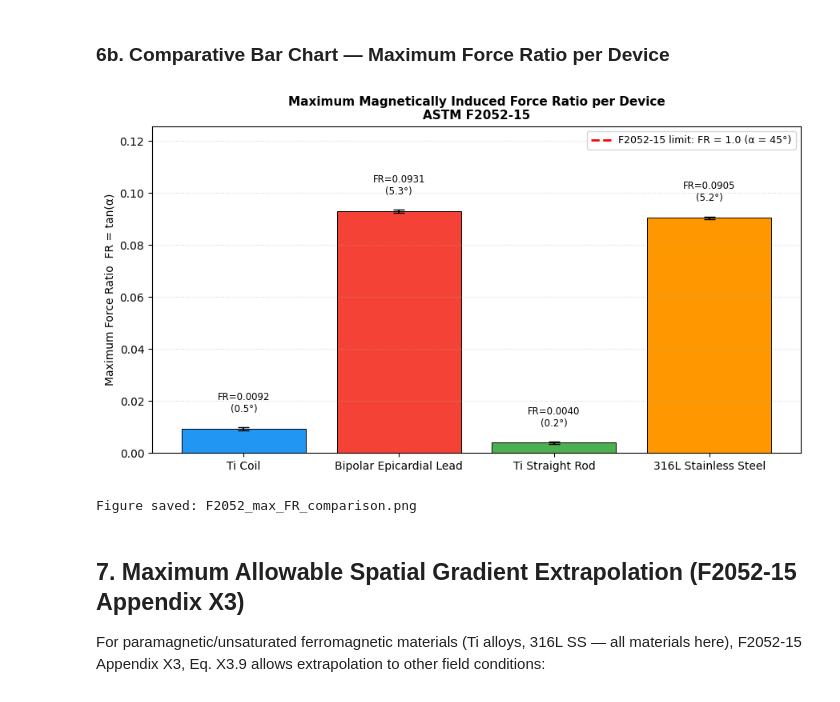
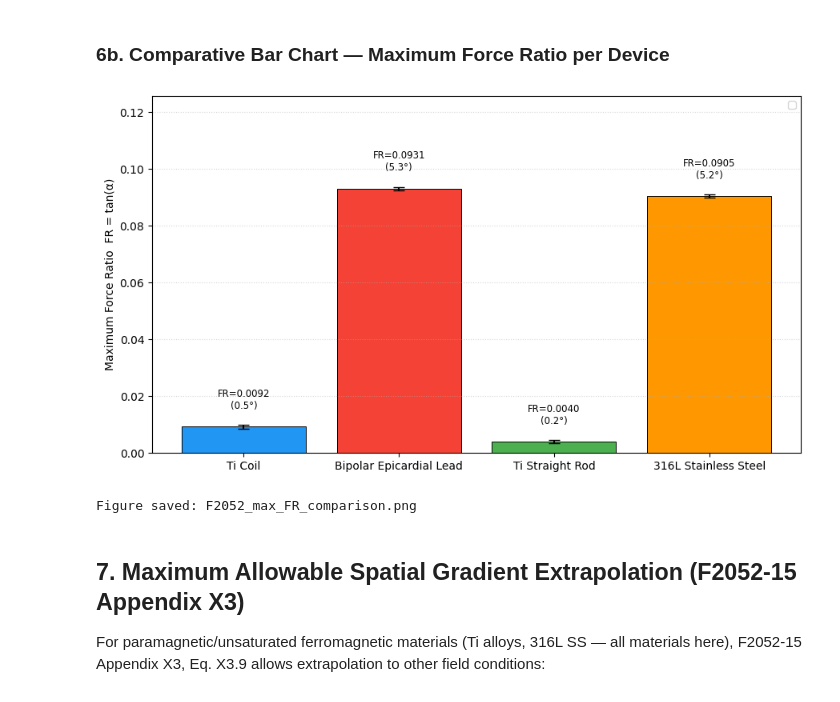
Before and after one commit to Zslw/mri-translational-force-n-torque-analysis, a Jupyter notebook: JupyterLab/ClinicalData/TranslationalExperiment/Translational_F2052.ipynb, the cells around one changed output. Saved outputs shown, nothing was run; the diff lists cells and outputs as text; code cells hidden in the pictures.

```diff
--- a/JupyterLab/ClinicalData/TranslationalExperiment/Translational_F2052.ipynb
+++ b/JupyterLab/ClinicalData/TranslationalExperiment/Translational_F2052.ipynb
@@ -545,8 +545,8 @@ for ax, (material, df) in zip(axes, mean_results.items()):
             label=f'Mean ({n_trials} trial{"s" if n_trials > 1 else ""})')
 
     # F2052-15 threshold
-    ax.axhline(THRESHOLD_TAN, color='red', linewidth=1.5,
-               linestyle='--', label='F2052-15 limit (FR=1, α=45°)')
+    #ax.axhline(THRESHOLD_TAN, color='red', linewidth=1.5,
+     #          linestyle='--', label='F2052-15 limit (FR=1, α=45°)')
 
     # Annotate max FR
     max_idx = np.nanargmax(fr)
@@ -561,12 +561,11 @@ for ax, (material, df) in zip(axes, mean_results.items()):
     ax.set_ylabel('Force Ratio  FR = tan(α)', fontsize=9)
     ax.legend(fontsize=7.5, loc='upper right')
     ax.grid(True, linestyle=':', alpha=0.5)
-    ax.invert_xaxis()  # position decreases as device enters bore
     ax.set_ylim(bottom=0)
 
-fig.suptitle('Magnetically Induced Displacement Force — ASTM F2052-15\n'
-             'Force Ratio FR = tan(α) vs. Translational Position',
-             fontsize=13, fontweight='bold', y=1.01)
+#fig.suptitle('Magnetically Induced Displacement Force — ASTM F2052-15\n'
+             #'Force Ratio FR = tan(α) vs. Translational Position',
+             #fontsize=13, fontweight='bold', y=1.01)
 plt.tight_layout()
 plt.savefig('F2052_FR_vs_position.png', dpi=150, bbox_inches='tight')
 plt.show()
@@ -581,38 +580,38 @@ fig, ax = plt.subplots(figsize=(9, 5))
 
 materials = list(mean_results.keys())
 max_frs   = [mean_results[m]['mean_tan_alpha'].max() for m in materials]
 std_frs   = [mean_results[m]['std_tan_alpha']
              [mean_results[m]['mean_tan_alpha'].idxmax()] for m in materials]
 colors    = [COLORS[m] for m in materials]
 short_labels = [LABELS[m].split('\n')[0] for m in materials]
 
 bars = ax.bar(short_labels, max_frs, color=colors,
               edgecolor='black', linewidth=0.7,
               yerr=std_frs, capsize=5, error_kw={'linewidth': 1.5})
 
-ax.axhline(THRESHOLD_TAN, color='red', linewidth=2,
-           linestyle='--', label='F2052-15 limit: FR = 1.0 (α = 45°)')
+#ax.axhline(THRESHOLD_TAN, color='red', linewidth=2,
+ #          linestyle='--', label='F2052-15 limit: FR = 1.0 (α = 45°)')
 
 # Annotate bars
 for bar, fr, std in zip(bars, max_frs, std_frs):
     alpha_deg = np.degrees(np.arctan(fr))
     ax.text(bar.get_x() + bar.get_width() / 2,
             bar.get_height() + std + 0.005,
             f'FR={fr:.4f}\n({alpha_deg:.1f}°)',
             ha='center', va='bottom', fontsize=8.5)
 
 ax.set_ylabel('Maximum Force Ratio  FR = tan(α)', fontsize=10)
-ax.set_title('Maximum Magnetically Induced Force Ratio per Device\nASTM F2052-15',
-             fontsize=11, fontweight='bold')
+#ax.set_title('Maximum Magnetically Induced Force Ratio per Device\nASTM F2052-15',
+ #            fontsize=11, fontweight='bold')
 ax.legend(fontsize=9)
 ax.set_ylim(0, max(max_frs) * 1.35)
 ax.grid(axis='y', linestyle=':', alpha=0.5)
 plt.tight_layout()
 plt.savefig('F2052_max_FR_comparison.png', dpi=150, bbox_inches='tight')
 plt.show()
 print("Figure saved: F2052_max_FR_comparison.png")
 # %% [output]
-[figure, old version]
+[figure, new version]
 Figure saved: F2052_max_FR_comparison.png
 # %% [markdown]
 ## 7. Maximum Allowable Spatial Gradient Extrapolation (F2052-15 Appendix X3)
```
Also changed, not shown: parts of 1 cell of this notebook, 34 other files.
